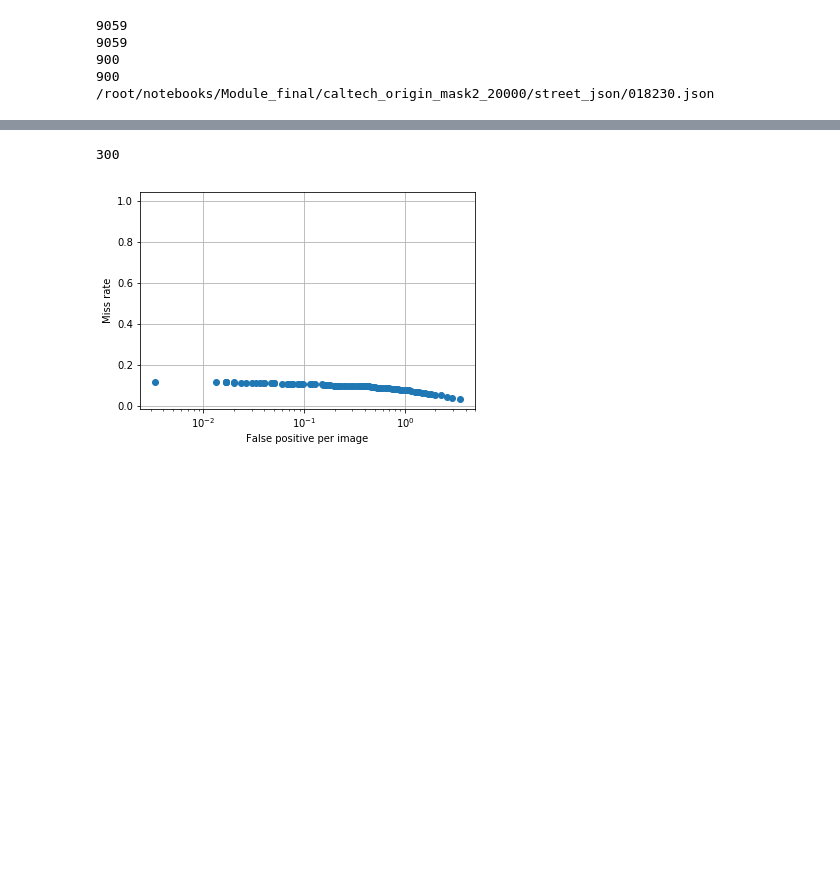
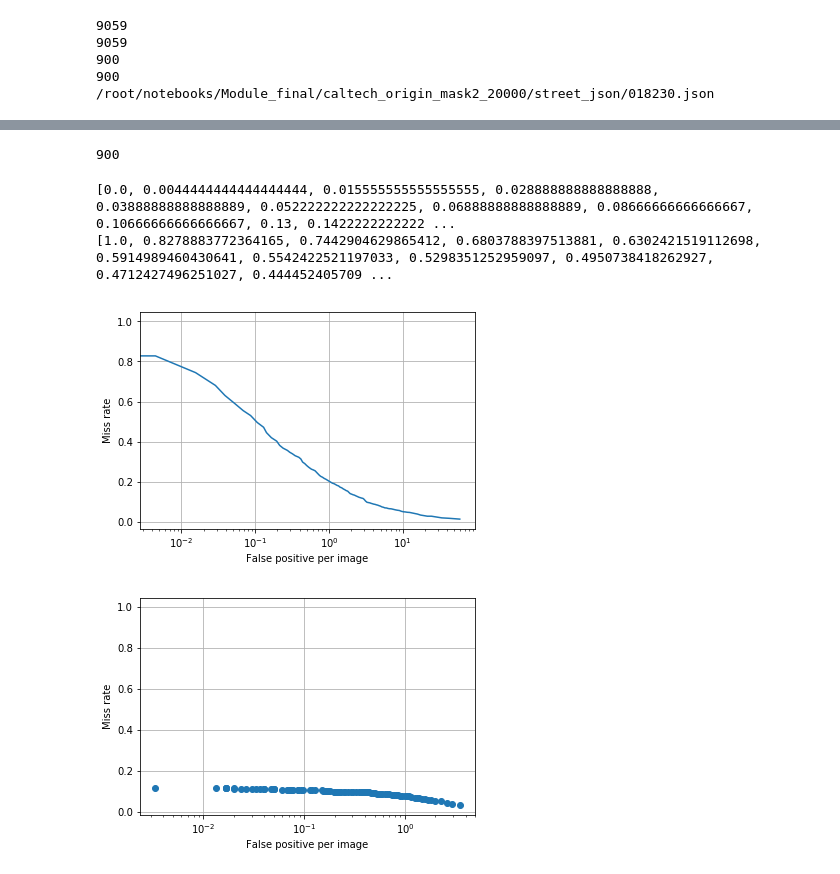
Before and after one commit to tony92151/pedestrian_generator, a Jupyter notebook: Detectron2/Basline_FPN-Copy1.ipynb, the cells around one changed output, grey strips where cells are left out. Saved outputs shown, nothing was run; the diff lists cells and outputs as text; code cells hidden in the pictures; blank space fills up the shorter version.

```diff
--- a/Detectron2/Basline_FPN-Copy1.ipynb
+++ b/Detectron2/Basline_FPN-Copy1.ipynb
@@ -180,12 +180,12 @@ print(people_imagelist[:5])
 ['/root/notebooks/Module_final/caltech_origin_mask2_20000/street_json/000001.json', '/root/notebooks/Module_final/caltech_origin_mask2_20000/street_json/000002.json', '/root/notebooks/Module_final/cal ...
 ['/root/notebooks/Module_final/caltech_origin_mask2_20000/street/000001.jpg', '/root/notebooks/Module_final/caltech_origin_mask2_20000/street/000002.jpg', '/root/notebooks/Module_final/caltech_origin_ ...
 # %%
-with open('/root/notebooks/Module_final/pedestrian_generator/Detectron2/people_jsonlist_withsmall', 'w') as t:
-    for x in people_jsonlist:
-        t.write('{}\n'.format(x))
-with open('/root/notebooks/Module_final/pedestrian_generator/Detectron2/people_imagelist_withsmall', 'w') as t:
-    for x in people_imagelist:
-        t.write('{}\n'.format(x))
+# with open('/root/notebooks/Module_final/pedestrian_generator/Detectron2/people_jsonlist_withsmall', 'w') as t:
+#     for x in people_jsonlist:
+#         t.write('{}\n'.format(x))
+# with open('/root/notebooks/Module_final/pedestrian_generator/Detectron2/people_imagelist_withsmall', 'w') as t:
+#     for x in people_imagelist:
+#         t.write('{}\n'.format(x))
 # %%
 train_people_jsonlist = people_jsonlist[:-900]
 train_people_imagelist = people_imagelist[:-900]
@@ -211,12 +211,14 @@ print(test_people_jsonlist[0])
 def get_pedestrain_dict(image_list, json_list):
     dataset_dicts = []
 
-    for i,path in enumerate(image_list):
+    for i,path in tqdm(enumerate(image_list)):
         filename = path
-#         height, width = cv2.imread(filename).shape[:2]
+        img = cv2.imread(path)
+        # height, width = cv2.imread(filename).shape[:2]
         record = {}
         record['file_name'] = filename
-        record['image_id'] = i
+        record['file_img'] = img
+        record['image_id'] = i #path.split('/')[-1][:-5]
         #id is like 000000 or 000001
         record['height']= 480
         record['width']= 640
@@ -454,7 +486,7 @@ def caculate_MR_FP(TF_list, PN_list, d, outputs):
 # %%
 len(dataset_dicts)
 # %% [output]
-300
+900
 # %%
 cfg.MODEL.ROI_HEADS.SCORE_THRESH_TEST = 0.01
 predictor = DefaultPredictor(cfg)
@@ -478,7 +510,8 @@ for threshold in tqdm(range(100,0,-1)):
     predictor = DefaultPredictor(cfg)
     for d in dataset_dicts:
         TP = 0
-        im = cv2.imread(d["file_name"])
+#         im = cv2.imread(d["file_name"])
+        im = d["file_img"]
         outputs = predictor(im)
 
         TF_list = compute_TF(outputs, d, iou)
@@ -516,16 +549,21 @@ print(matplot_y_test)
 #end for image, caculate the mean of the MR_list and FP_list
 # append the value to matplot_x and matplit_y
 #end threshold
+# %% [output]
+[0.0, 0.0044444444444444444, 0.015555555555555555, 0.028888888888888888, 0.03888888888888889, 0.052222222222222225, 0.06888888888888889, 0.08666666666666667, 0.10666666666666667, 0.13, 0.1422222222222 ...
+[1.0, 0.8278883772364165, 0.7442904629865412, 0.6803788397513881, 0.6302421519112698, 0.5914989460430641, 0.5542422521197033, 0.5298351252959097, 0.4950738418262927, 0.4712427496251027, 0.444452405709 ...
 # %%
-test = [x for x in matplot_x[2:]]
+# test = [x for x in matplot_x[2:]]
 xi = [ 0.1, 1, 10]
-plt.plot(matplot_x_test, matplot_y_test, 'o')
+plt.plot(matplot_x_test, matplot_y_test)
 plt.grid(True)
 plt.xlabel('False positive per image')
 plt.ylabel('Miss rate')
 # plt.xticks(xi, test)
-# plt.xscale('log')
+plt.xscale('log')
 # plt.xticks(xi, x)
+# %% [output]
+[figure, added]
 # %%
 test = [x for x in matplot_x[2:]]
 xi = [ 0.1, 1, 10]
```
Also changed, not shown: parts of 5 cells of this notebook, 3 other files.
